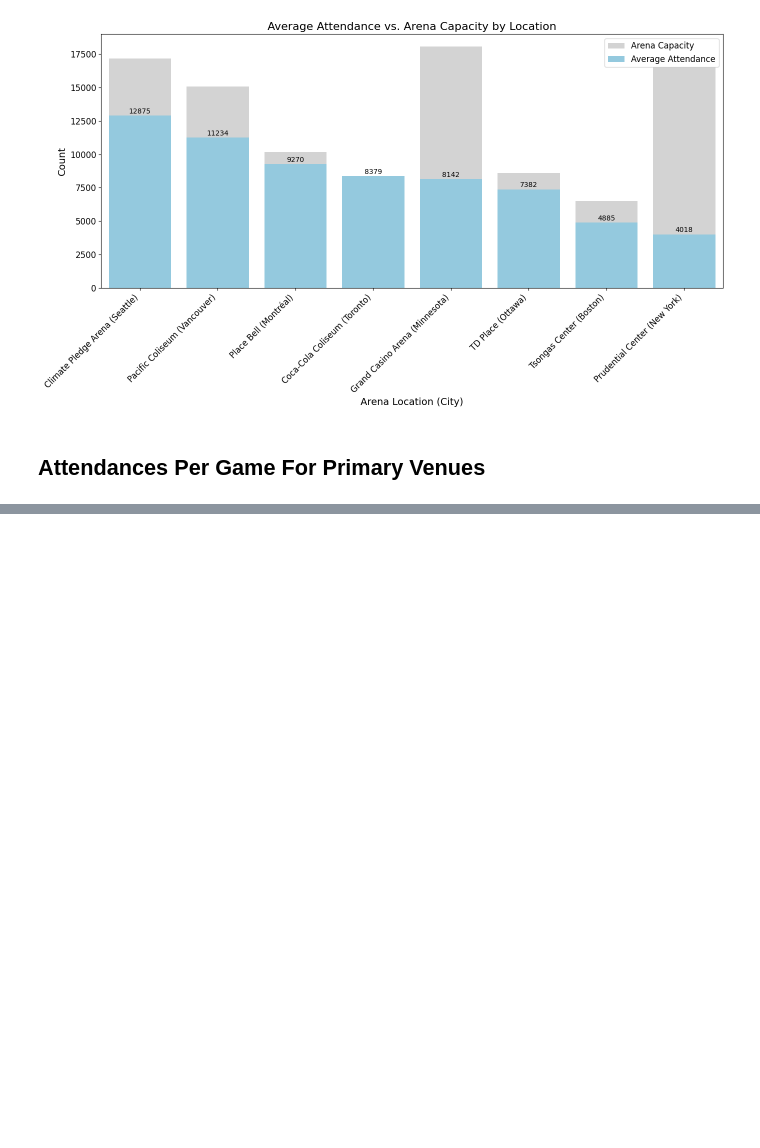
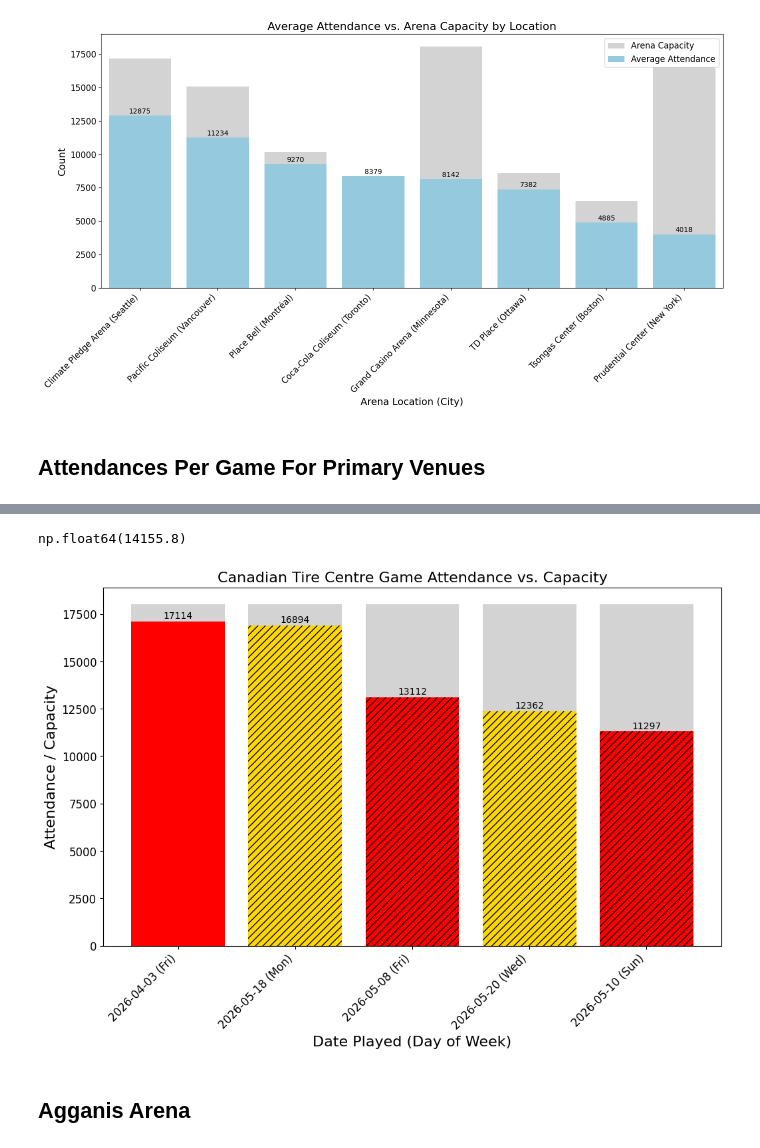
Before and after one commit to 365hockeygirl/pwhl-attendance-data-s3, a Jupyter notebook: code_to_fetch_data/Create_PWHL_Attendance_Dataset.ipynb, the cells around one changed output, grey strips where cells are left out. Saved outputs shown, nothing was run; the diff lists cells and outputs as text; code cells hidden in the pictures; blank space fills up the shorter version.

```diff
--- a/code_to_fetch_data/Create_PWHL_Attendance_Dataset.ipynb
+++ b/code_to_fetch_data/Create_PWHL_Attendance_Dataset.ipynb
@@ -399,0 +450,2 @@ for arena_name in primary_location_name_map.values():
+# %%
+ctc_games = s3_regular_and_playoffs_attendance_data[s3_regular_and_playoffs_attendance_data["location_name"] == "Canadian Tire Centre"]
@@ -399,0 +461,8 @@ for arena_name in primary_location_name_map.values():
+# %%
+ctc_games['attendance'].mean()
+# %% [output]
+np.float64(14155.8)
+# %%
+fig,_,_= plot_arena_attendance_vs_capacity("Canadian Tire Centre", ctc_games, all_arena_capacities_df, location_name_color_map["Canadian Tire Centre"], show_playoff_shading=True)
+# %% [output]
+[figure, added]
@@ -399,0 +471,2 @@ for arena_name in primary_location_name_map.values():
+# %% [markdown]
+## Agganis Arena
```
Also changed, not shown: parts of 42 cells of this notebook, 1 other file.
